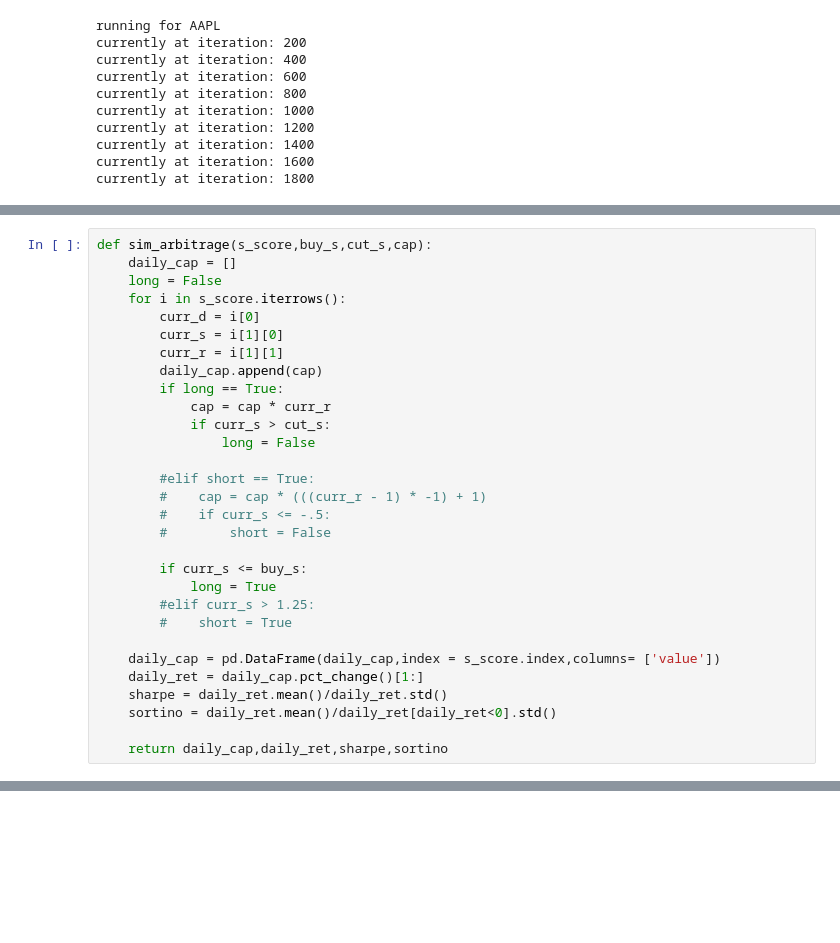
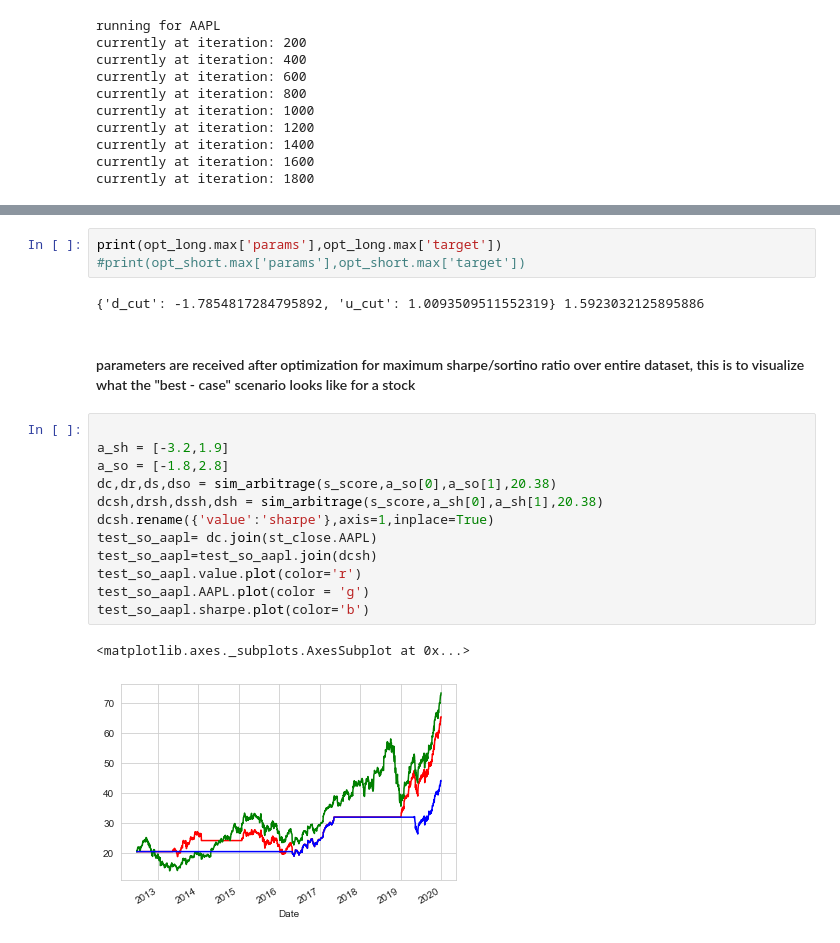
Before and after one commit to anthonysuherli/Statistical-arbitrage-with-O-U-process, a Jupyter notebook: Capstone_2_Modelling.ipynb, the cells around one changed output, grey strips where cells are left out. Cells and saved outputs as stored; diff of their text form; blank space fills up the shorter version.

```diff
--- a/Capstone_2_Modelling.ipynb
+++ b/Capstone_2_Modelling.ipynb
@@ -386,30 +399,0 @@ s_score = s_score.join(stetf['AAPL']+1)
-# %%
-def sim_arbitrage(s_score,buy_s,cut_s,cap):
-    daily_cap = []
-    long = False
-    for i in s_score.iterrows():
-        curr_d = i[0]
-        curr_s = i[1][0]
-        curr_r = i[1][1]
-        daily_cap.append(cap)
-        if long == True:
-            cap = cap * curr_r
-            if curr_s > cut_s:
-                long = False
-
-        #elif short == True:
-        #    cap = cap * (((curr_r - 1) * -1) + 1)
-        #    if curr_s <= -.5:
-        #        short = False
-
-        if curr_s <= buy_s:
-            long = True
-        #elif curr_s > 1.25:
-        #    short = True
-
-    daily_cap = pd.DataFrame(daily_cap,index = s_score.index,columns= ['value'])
-    daily_ret = daily_cap.pct_change()[1:]
-    sharpe = daily_ret.mean()/daily_ret.std()
-    sortino = daily_ret.mean()/daily_ret[daily_ret<0].std()
-
-    return daily_cap,daily_ret,sharpe,sortino
@@ -522,0 +535,22 @@ for column in s_tech_test:
+# %%
+print(opt_long.max['params'],opt_long.max['target'])
+#print(opt_short.max['params'],opt_short.max['target'])
+# %% [output]
+{'d_cut': -1.7854817284795892, 'u_cut': 1.0093509511552319} 1.5923032125895886
+# %% [markdown]
+#### parameters are received after optimization for maximum sharpe/sortino ratio over entire dataset, this is to visualize what the "best - case" scenario looks like for a stock
+# %%
+
+a_sh = [-3.2,1.9]
+a_so = [-1.8,2.8]
+dc,dr,ds,dso = sim_arbitrage(s_score,a_so[0],a_so[1],20.38)
+dcsh,drsh,dssh,dsh = sim_arbitrage(s_score,a_sh[0],a_sh[1],20.38)
+dcsh.rename({'value':'sharpe'},axis=1,inplace=True)
+test_so_aapl= dc.join(st_close.AAPL)
+test_so_aapl=test_so_aapl.join(dcsh)
+test_so_aapl.value.plot(color='r')
+test_so_aapl.AAPL.plot(color = 'g')
+test_so_aapl.sharpe.plot(color='b')
+# %% [output]
+<matplotlib.axes._subplots.AxesSubplot at 0x...>
+[figure, added]
```
Also changed, not shown: parts of 55 cells of this notebook.
